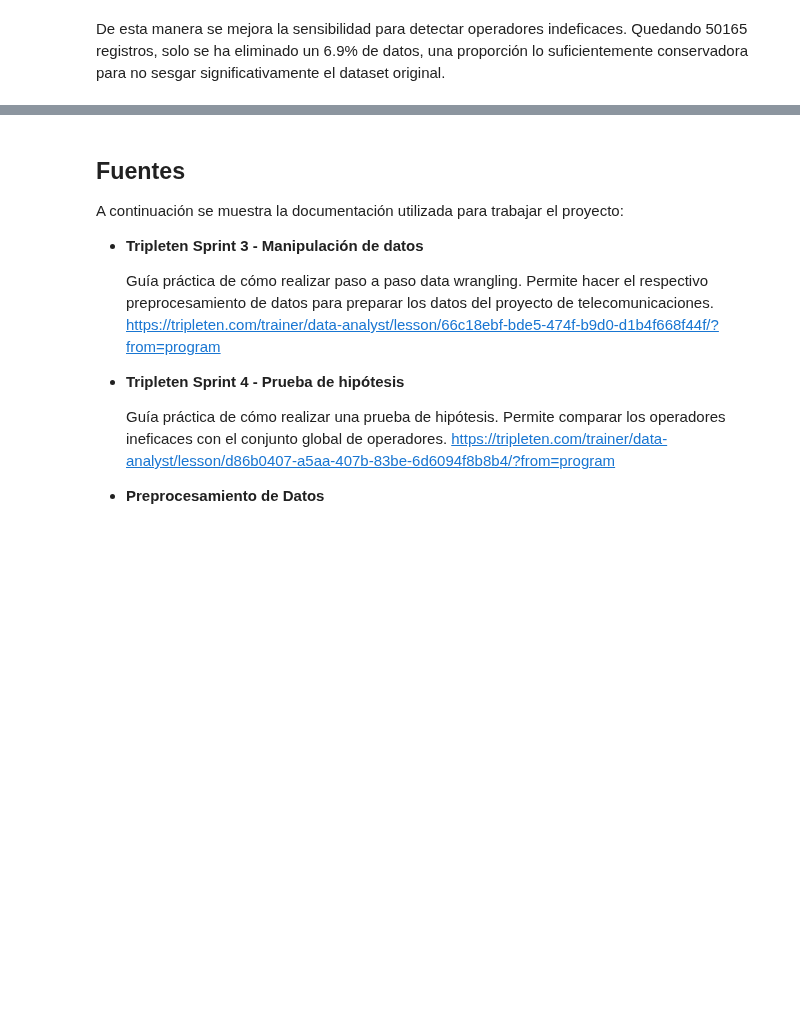
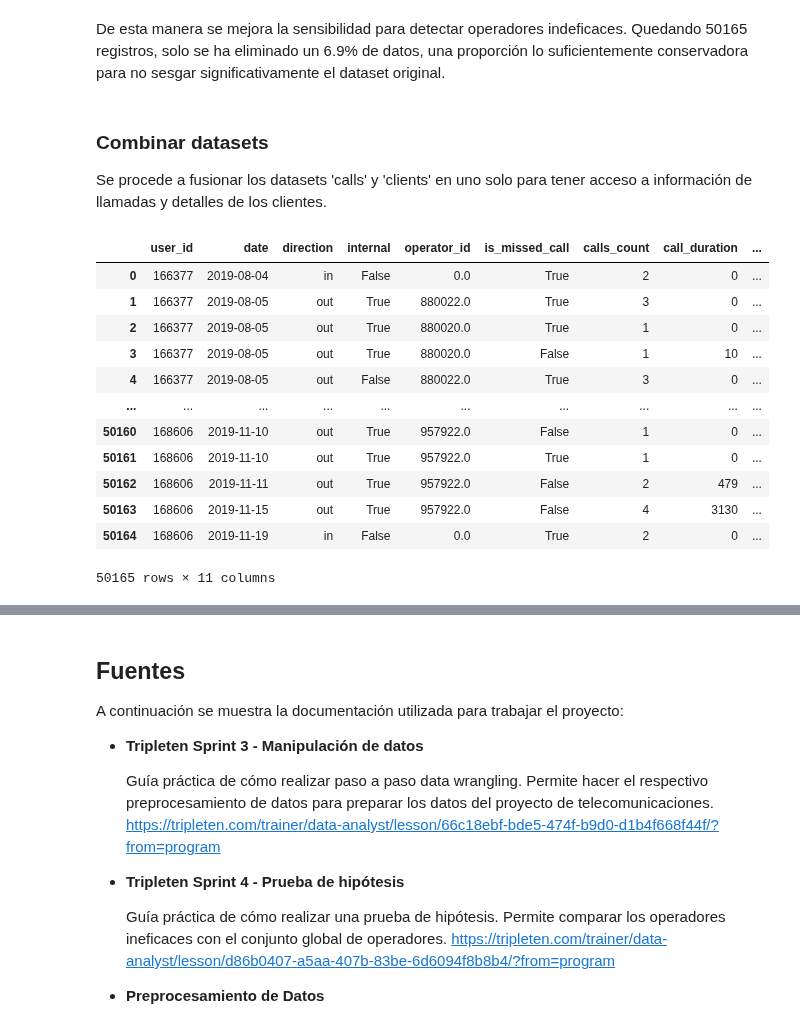
Before and after one commit to ScinDBad/DA_proyecto_final, a Jupyter notebook: proyecto_sp_14.ipynb, the cells around one changed output, grey strips where cells are left out. Saved outputs shown, nothing was run; the diff lists cells and outputs as text; code cells hidden in the pictures; blank space fills up the shorter version.

```diff
--- a/proyecto_sp_14.ipynb
+++ b/proyecto_sp_14.ipynb
@@ -559,3 +557,24 @@ dtypes: bool(2), datetime64[ns](1), float64(1), int64(4), object(1)
 memory usage: 3.2+ MB
 # %% [markdown]
 De esta manera se mejora la sensibilidad para detectar operadores indeficaces. Quedando 50165 registros, solo se ha eliminado un 6.9% de datos, una proporción lo suficientemente conservadora para no sesgar significativamente el dataset original.
+# %% [markdown]
+### Combinar datasets
+
+Se procede a fusionar los datasets 'calls' y 'clients' en uno solo para tener acceso a información de llamadas y detalles de los clientes.
+# %%
+calls_full = pd.merge(calls, clients, on='user_id', how='left') # fusionar prioridzando llamadas registradas
+calls_full # mostrar el df
+# %% [output]
+|  | user_id | date | direction | internal | operator_id | is_missed_call | calls_count | call_duration | ... |
+| 0 | 166377 | 2019-08-04 | in | False | 0.0 | True | 2 | 0 | ... |
+| 1 | 166377 | 2019-08-05 | out | True | 880022.0 | True | 3 | 0 | ... |
+| 2 | 166377 | 2019-08-05 | out | True | 880020.0 | True | 1 | 0 | ... |
+| 3 | 166377 | 2019-08-05 | out | True | 880020.0 | False | 1 | 10 | ... |
+| 4 | 166377 | 2019-08-05 | out | False | 880022.0 | True | 3 | 0 | ... |
+| ... | ... | ... | ... | ... | ... | ... | ... | ... | ... |
+| 50160 | 168606 | 2019-11-10 | out | True | 957922.0 | False | 1 | 0 | ... |
+| 50161 | 168606 | 2019-11-10 | out | True | 957922.0 | True | 1 | 0 | ... |
+| 50162 | 168606 | 2019-11-11 | out | True | 957922.0 | False | 2 | 479 | ... |
+| 50163 | 168606 | 2019-11-15 | out | True | 957922.0 | False | 4 | 3130 | ... |
+| 50164 | 168606 | 2019-11-19 | in | False | 0.0 | True | 2 | 0 | ... |
+50165 rows × 11 columns
```
Also changed, not shown: parts of 3 cells of this notebook.
